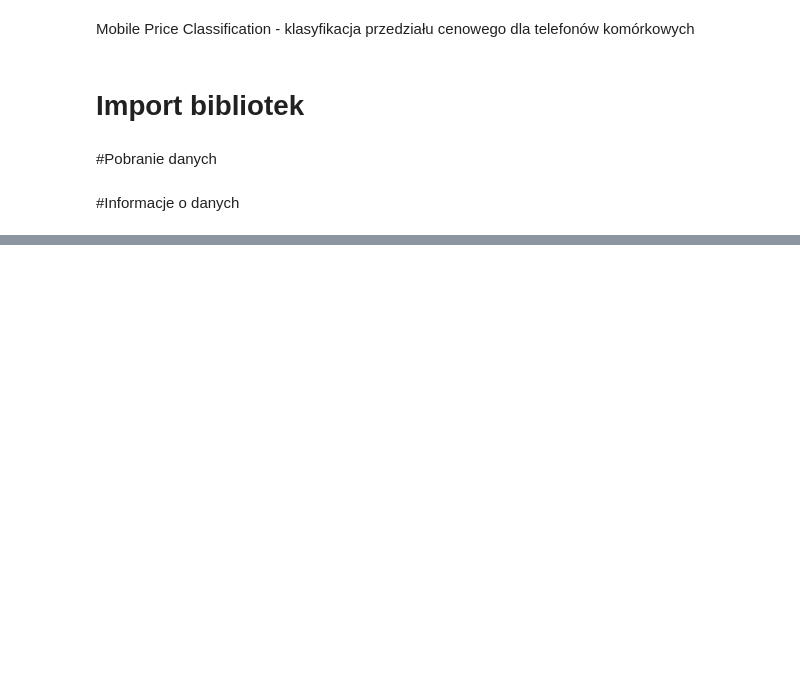
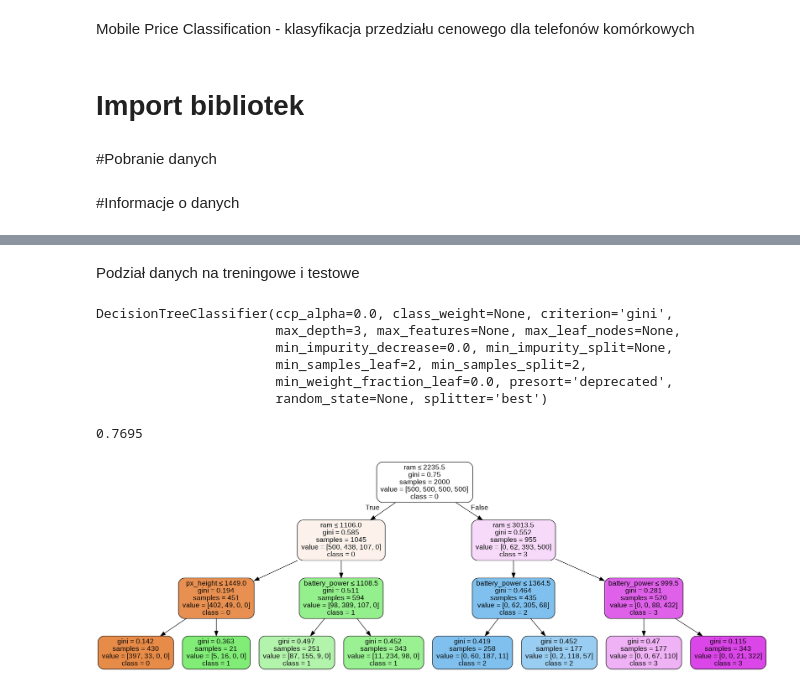
Before and after one commit to mariola5/Mobile_Price_Classification, a Jupyter notebook: Mobile_Price_Classification.ipynb, the cells around one changed output, grey strips where cells are left out. Drawn from its saved outputs; the diff is of its cells as text; code cells hidden in the pictures; blank space fills up the shorter version.

Commit message:
Create a decision model tree

```diff
--- a/Mobile_Price_Classification.ipynb
+++ b/Mobile_Price_Classification.ipynb
@@ -31,0 +34,17 @@ df.describe().apply(lambda x: round(x, 2))
+# %% [markdown]
+Podział danych na treningowe i testowe
+# %%
+X = df.copy()
+y = X.pop('price_range')
+X_train = X
+y_train = y
+# %%
+tree = DecisionTreeClassifier(max_depth=3, min_samples_leaf=2)
+tree.fit(X_train, y_train)
+# %% [output]
+DecisionTreeClassifier(ccp_alpha=0.0, class_weight=None, criterion='gini',
+                       max_depth=3, max_features=None, max_leaf_nodes=None,
+                       min_impurity_decrease=0.0, min_impurity_split=None,
+                       min_samples_leaf=2, min_samples_split=2,
+                       min_weight_fraction_leaf=0.0, presort='deprecated',
+                       random_state=None, splitter='best')
@@ -31,0 +53,21 @@ df.describe().apply(lambda x: round(x, 2))
+# %%
+accuracy_score(y_train, y_pred)
+# %% [output]
+0.7695
+# %%
+from sklearn.tree import export_graphviz
+from sklearn.externals.six import StringIO
+from IPython.display import Image
+import pydotplus
+
+dot_data = StringIO()
+export_graphviz(tree, out_file=dot_data,
+               filled=True, rounded=True,
+               special_characters=True,
+               feature_names=df.columns[:-1],
+               class_names=['0','1', '2', '3'])
+graph = pydotplus.graph_from_dot_data(dot_data.getvalue())
+graph.write_png('selling_price.png')
+Image(graph.create_png())
+# %% [output]
+[figure, added]
```
Also changed, not shown: parts of 2 cells of this notebook.
